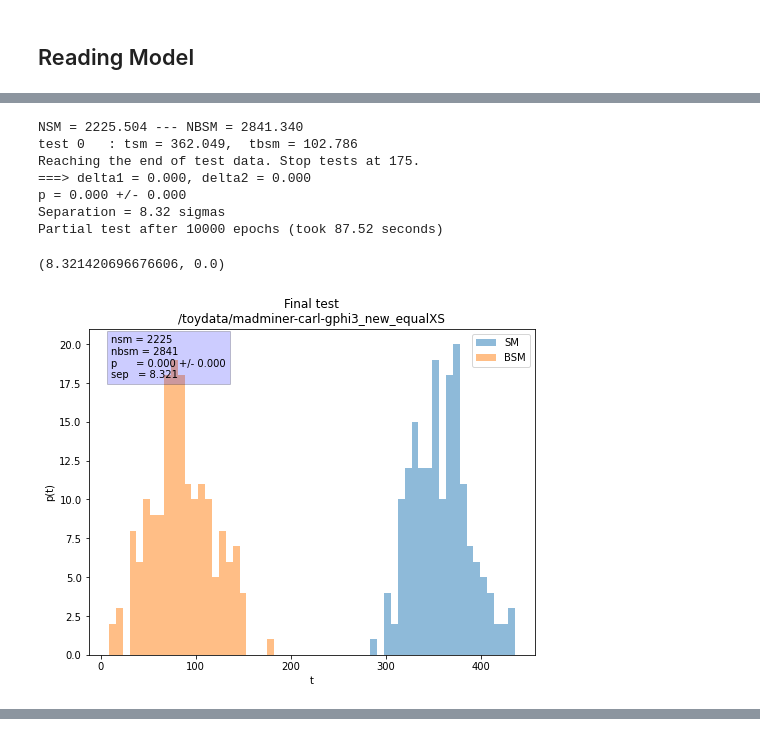
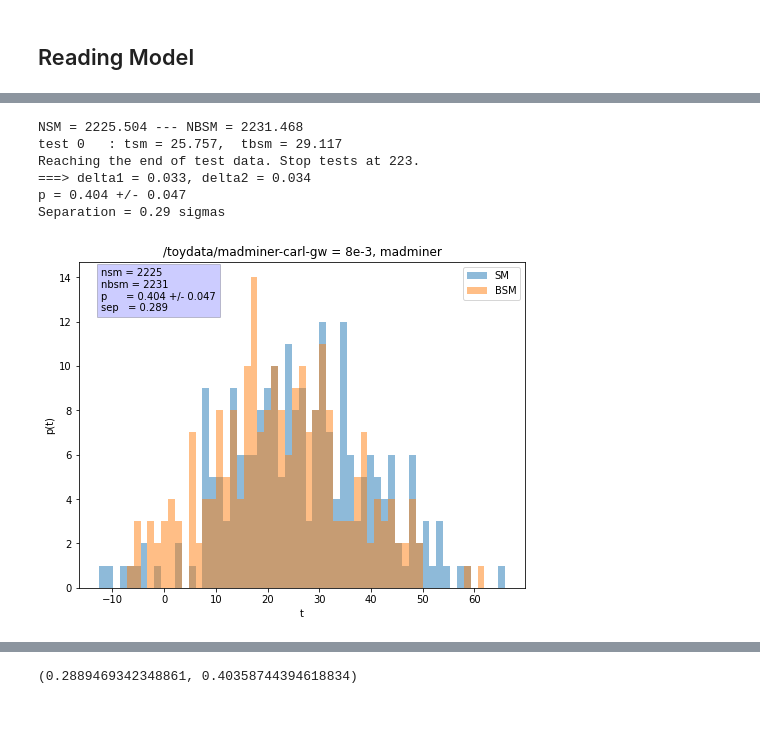
Before and after one commit to johannbrehmer/madminer, a Jupyter notebook: examples/tutorial_particle_physics/TestEstimator-Light-GW.ipynb, the cells around one changed output, grey strips where cells are left out. Drawn from its saved outputs; the diff is of its cells as text; code cells hidden in the pictures.

```diff
--- a/examples/tutorial_particle_physics/TestEstimator-Light-GW.ipynb
+++ b/examples/tutorial_particle_physics/TestEstimator-Light-GW.ipynb
@@ -126,10 +121,11 @@ def test_model_qc(model, test_input_sm, test_input_bsm, bsmparval, NSM, NBSM, ep
             points = test_input[int(counter): int(counter+n_gen)]
 
             # compute test statistics
+            #print(points)
             y = model.Forward(points, np.ones(len(points))*bsmparval).detach()
             log_ratio = np.log(y/(1.-y))
             #calculate_ratio
-            log_ratio = torch.tensor(log_ratio)
+            #log_ratio = torch.tensor(log_ratio)
             out  = 2 * (NBSM - NSM - (log_ratio+torch.log(torch.tensor(NBSM/NSM))).sum(0))
 
             #return test statistics and the starting point for the next batch
@@ -181,11 +177,10 @@ def test_model_qc(model, test_input_sm, test_input_bsm, bsmparval, NSM, NBSM, ep
         deltap = (delta1**2 + delta2**2)**0.5
 
         results_path = os.getcwd()
-
         if verbose_t:
             print('p = %.3f +/- %.3f' %(p, deltap))
             print('Separation = %.2f sigmas'%(sep))
-            training_properties = '/toydata/madminer-carl-'+title
+            training_properties = title
             plot_histogram(tsm, tbsm, int(NSM), int(NBSM), p, deltap, sep, epochs, e,
                                 training_properties, results_path)
             print('Partial test after %d epochs (took %.2f seconds)\n'
@@ -332,4 +347,4 @@ estimator = MorphingAwareRatioEstimator(
     activation="tanh",
 )
 
-estimator.load(os.getcwd()+'/models/carl1000-bigbatch')
+estimator.load(os.getcwd()+'/models/carl10-bigbatch-gw')
@@ -422,11 +350,0 @@ Partial test after 10000 epochs (took 122.87 seconds)
-# %%
-from madminer import ParameterizedRatioEstimator
-from madminer.ml.morphing_aware import MorphingAwareRatioEstimator
-
-estimator = MorphingAwareRatioEstimator(
-    morphing_setup_filename=os.getcwd()+'/data/setup.h5',
-    n_hidden=(60,60),
-    activation="tanh",
-)
-
-estimator.load(os.getcwd()+'/models/carl1000-bigbatch')
@@ -518,12 +351,13 @@ Partial test after 10000 epochs (took 87.74 seconds)
-# %%
-TestEstimator(3.5, '35e-4', False)
-# %% [output]
-NSM = 2225.504 --- NBSM = 2841.340
-test 0   : tsm = 362.049,  tbsm = 102.786
-Reaching the end of test data. Stop tests at 175.
-===> delta1 = 0.000, delta2 = 0.000
-p = 0.000 +/- 0.000
-Separation = 8.32 sigmas
-Partial test after 10000 epochs (took 87.52 seconds)
-(8.321420696676606, 0.0)
-[figure, removed]
+# %%
+gwval = 8e-3
+gwval_name = 'gw_toydata_test_8e-3_out'
+
+TestEstimator(estimator, gwval , gwval_name, title_message=', madminer', qc=False)
+# %% [output]
+NSM = 2225.504 --- NBSM = 2231.468
+test 0   : tsm = 25.757,  tbsm = 29.117
+Reaching the end of test data. Stop tests at 223.
+===> delta1 = 0.033, delta2 = 0.034
+p = 0.404 +/- 0.047
+Separation = 0.29 sigmas
+[figure, added]
@@ -529,0 +365 @@ Partial test after 10000 epochs (took 87.52 seconds)
+(0.2889469342348861, 0.40358744394618834)
```
Also changed, not shown: parts of 15 cells of this notebook, 4 other files.
